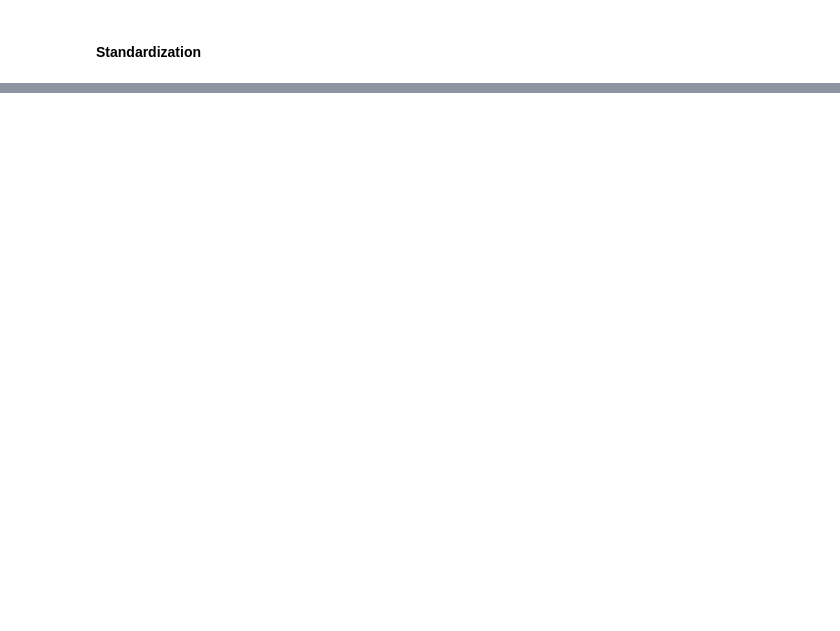
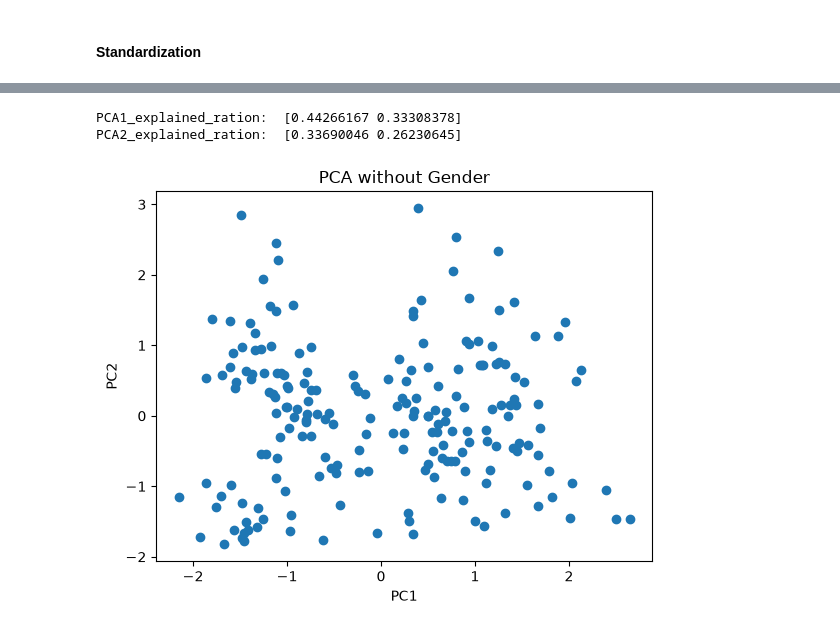
Before and after one commit to narendrajethi220/Customer-Segmentation-Behavior-Analysis-System, a Jupyter notebook: notebook/eda.ipynb, the cells around one changed output, grey strips where cells are left out. Drawn from its saved outputs; the diff is of its cells as text; code cells hidden in the pictures; blank space fills up the shorter version.

```diff
--- a/notebook/eda.ipynb
+++ b/notebook/eda.ipynb
@@ -135,0 +174,3 @@ X_scaled=ss.fit_transform(X)
+# %%
+feature1_scaled=ss1.fit_transform(feature1)
+feature2_scaled=ss2.fit_transform(feature2)
@@ -135,0 +179,6 @@ X_scaled=ss.fit_transform(X)
+# %%
+pca1=PCA(n_components=2)
+pca2=PCA(n_components=2)
+# %%
+f1_pca = pca1.fit(feature1_scaled)
+f2_pca = pca2.fit(feature2_scaled)
@@ -135,0 +192,3 @@ X_scaled=ss.fit_transform(X)
+# %%
+f1_pca_transformed=pca1.transform(feature1_scaled)
+f2_pca_transformed=pca2.transform(feature2_scaled)
@@ -135,0 +254,14 @@ X_scaled=ss.fit_transform(X)
+# %%
+print("PCA1_explained_ration: ",pca1.explained_variance_ratio_)
+print("PCA2_explained_ration: ",pca2.explained_variance_ratio_)
+# %% [output]
+PCA1_explained_ration:  [0.44266167 0.33308378]
+PCA2_explained_ration:  [0.33690046 0.26230645]
+# %%
+plt.scatter(f1_pca_transformed[:,0],f1_pca_transformed[:,1])
+plt.xlabel("PC1")
+plt.ylabel("PC2")
+plt.title("PCA without Gender")
+plt.show()
+# %% [output]
+[figure, added]
```
Also changed, not shown: parts of 22 cells of this notebook, 1 other file.
